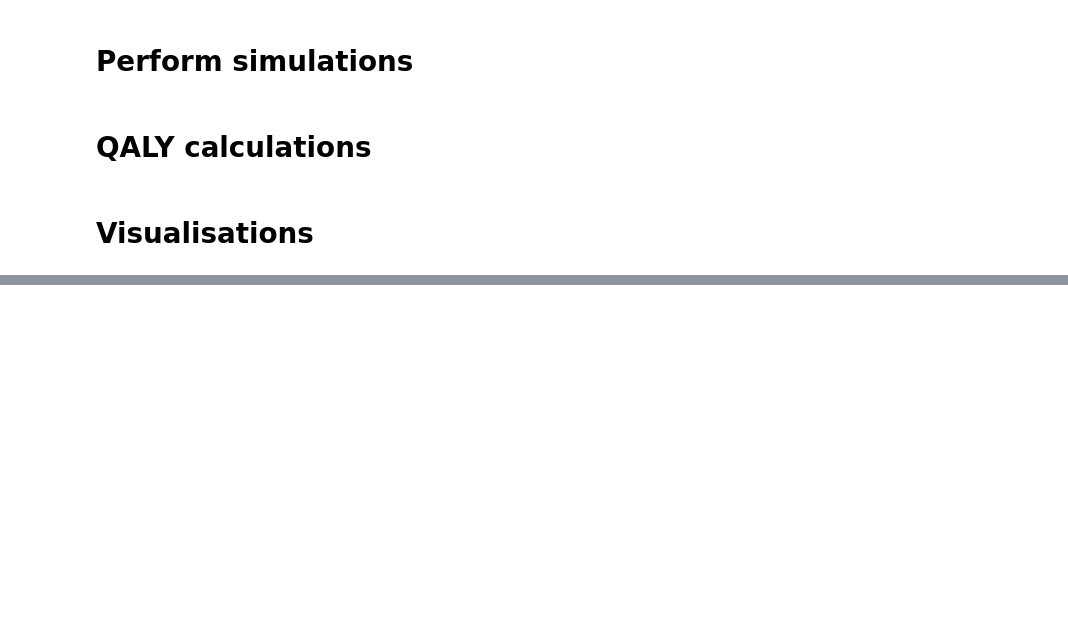
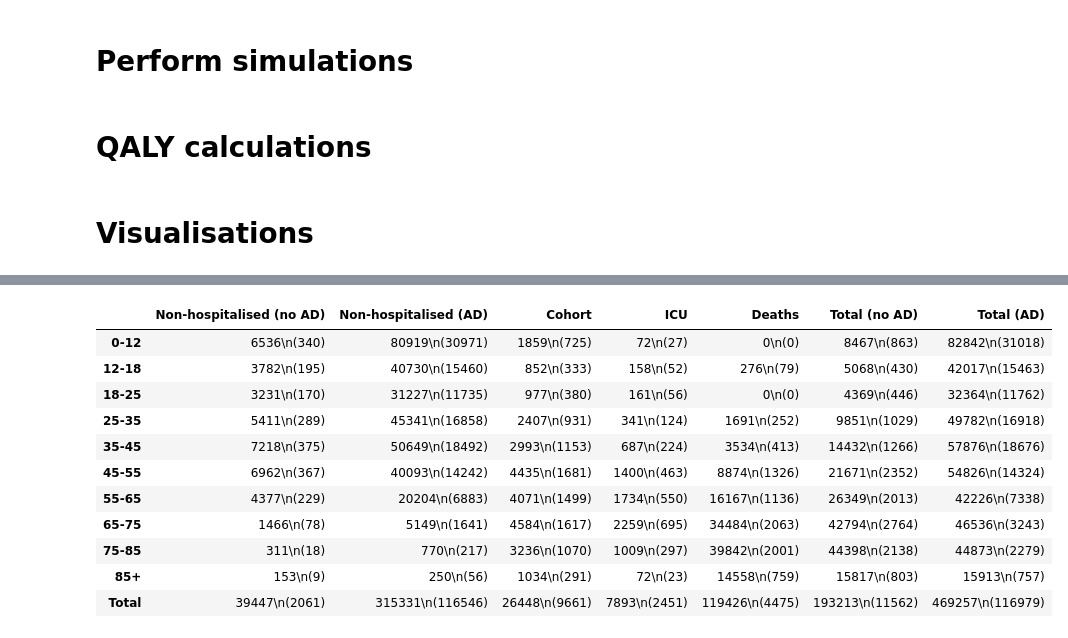
Before and after one commit to woldmuyn/COVID19-Model, a Jupyter notebook: notebooks/scratch/woldmuyn_long_COVID.ipynb, the cells around one changed output, grey strips where cells are left out. Saved outputs shown, nothing was run; the diff lists cells and outputs as text; code cells hidden in the pictures; blank space fills up the shorter version.

```diff
--- a/notebooks/scratch/woldmuyn_long_COVID.ipynb
+++ b/notebooks/scratch/woldmuyn_long_COVID.ipynb
@@ -61,3 +160,18 @@ colors = ['green','yellow','red','black']
+# %%
+QALY_table
+# %% [output]
+|  | Non-hospitalised (no AD) | Non-hospitalised (AD) | Cohort | ICU | Deaths | Total (no AD) | Total (AD) |
+| 0-12 | 6536\n(340) | 80919\n(30971) | 1859\n(725) | 72\n(27) | 0\n(0) | 8467\n(863) | 82842\n(31018) |
+| 12-18 | 3782\n(195) | 40730\n(15460) | 852\n(333) | 158\n(52) | 276\n(79) | 5068\n(430) | 42017\n(15463) |
+| 18-25 | 3231\n(170) | 31227\n(11735) | 977\n(380) | 161\n(56) | 0\n(0) | 4369\n(446) | 32364\n(11762) |
+| 25-35 | 5411\n(289) | 45341\n(16858) | 2407\n(931) | 341\n(124) | 1691\n(252) | 9851\n(1029) | 49782\n(16918) |
+| 35-45 | 7218\n(375) | 50649\n(18492) | 2993\n(1153) | 687\n(224) | 3534\n(413) | 14432\n(1266) | 57876\n(18676) |
+| 45-55 | 6962\n(367) | 40093\n(14242) | 4435\n(1681) | 1400\n(463) | 8874\n(1326) | 21671\n(2352) | 54826\n(14324) |
+| 55-65 | 4377\n(229) | 20204\n(6883) | 4071\n(1499) | 1734\n(550) | 16167\n(1136) | 26349\n(2013) | 42226\n(7338) |
+| 65-75 | 1466\n(78) | 5149\n(1641) | 4584\n(1617) | 2259\n(695) | 34484\n(2063) | 42794\n(2764) | 46536\n(3243) |
+| 75-85 | 311\n(18) | 770\n(217) | 3236\n(1070) | 1009\n(297) | 39842\n(2001) | 44398\n(2138) | 44873\n(2279) |
+| 85+ | 153\n(9) | 250\n(56) | 1034\n(291) | 72\n(23) | 14558\n(759) | 15817\n(803) | 15913\n(757) |
+| Total | 39447\n(2061) | 315331\n(116546) | 26448\n(9661) | 7893\n(2451) | 119426\n(4475) | 193213\n(11562) | 469257\n(116979) |
 # %%
 for scenario,out in zip(['no_AD','AD'],[out_no_AD,out_AD]):
     simtime = out['date'].values
```
Also changed, not shown: parts of 11 cells of this notebook, 18 other files.
